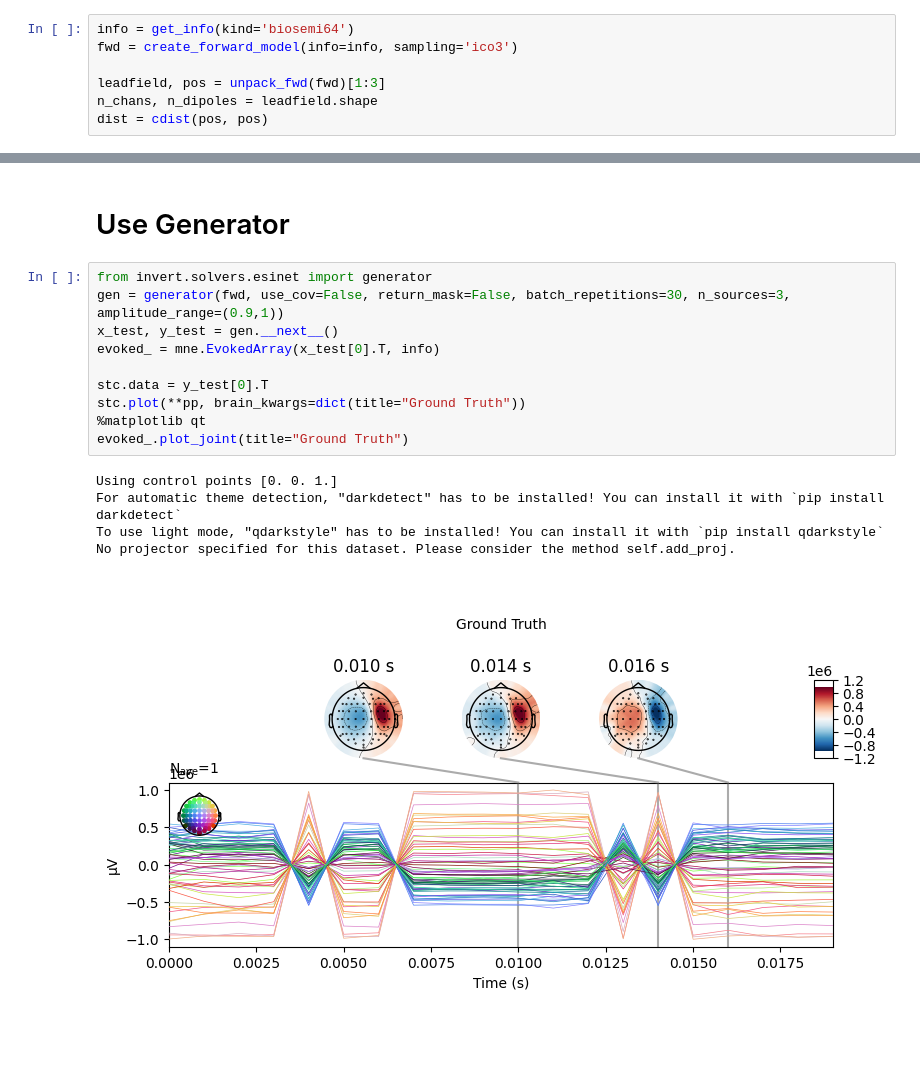
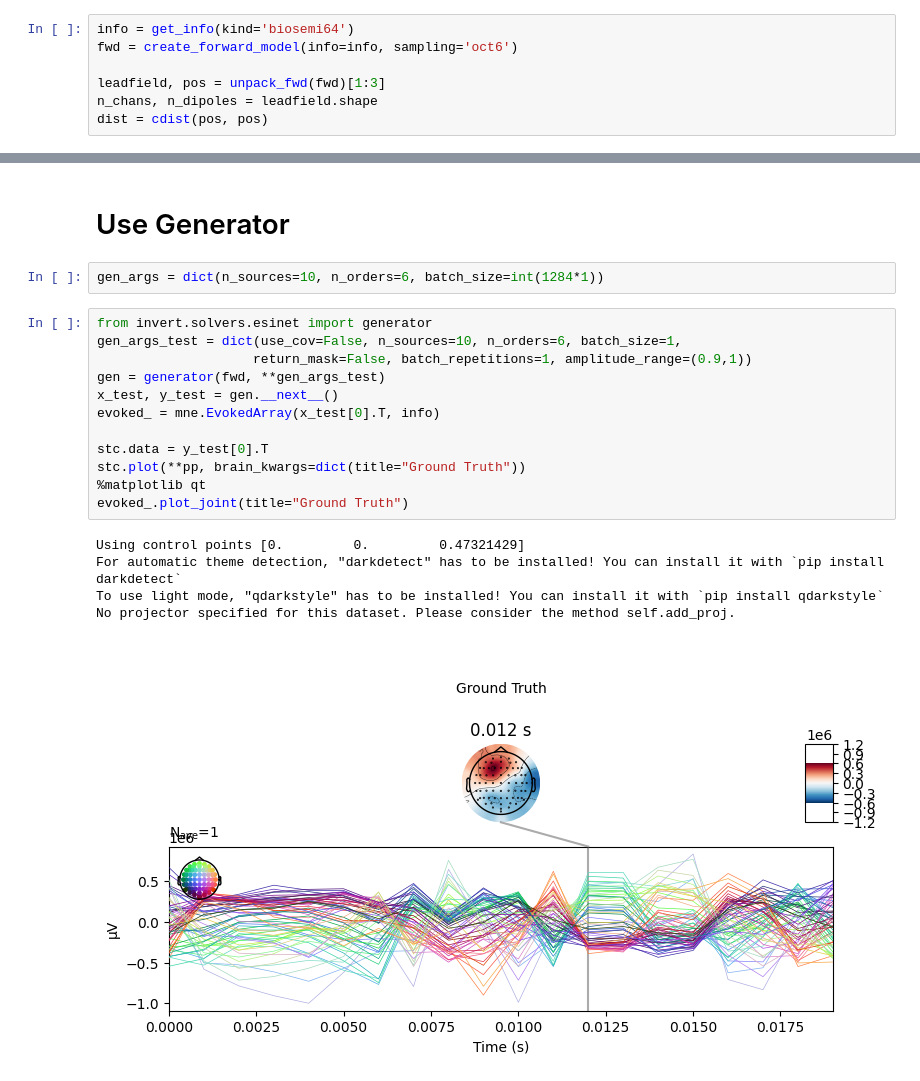
Before and after one commit to LukeTheHecker/invert, a Jupyter notebook: dev/old_ann_gens.ipynb, the cells around one changed output, grey strips where cells are left out. Cells and saved outputs as stored; diff of their text form; blank space fills up the shorter version.

```diff
--- a/dev/old_ann_gens.ipynb
+++ b/dev/old_ann_gens.ipynb
@@ -21,7 +21,7 @@ from scipy.sparse.csgraph import laplacian
 pp = dict(surface='white', hemi='both')
 # %%
 info = get_info(kind='biosemi64')
-fwd = create_forward_model(info=info, sampling='ico3')
+fwd = create_forward_model(info=info, sampling='oct6')
 
 leadfield, pos = unpack_fwd(fwd)[1:3]
 n_chans, n_dipoles = leadfield.shape
@@ -61,20 +61,24 @@ For automatic theme detection, "darkdetect" has to be installed! You can install
 To use light mode, "qdarkstyle" has to be installed! You can install it with `pip install qdarkstyle`
 # %% [markdown]
 # Use Generator
+# %%
+gen_args = dict(n_sources=10, n_orders=6, batch_size=int(1284*1))
 # %%
 from invert.solvers.esinet import generator
-gen = generator(fwd, use_cov=False, return_mask=False, batch_repetitions=30, n_sources=3, amplitude_range=(0.9,1))
+gen_args_test = dict(use_cov=False, n_sources=10, n_orders=6, batch_size=1,
+                    return_mask=False, batch_repetitions=1, amplitude_range=(0.9,1))
+gen = generator(fwd, **gen_args_test)
 x_test, y_test = gen.__next__()
 evoked_ = mne.EvokedArray(x_test[0].T, info)
 
 stc.data = y_test[0].T
 stc.plot(**pp, brain_kwargs=dict(title="Ground Truth"))
 %matplotlib qt
 evoked_.plot_joint(title="Ground Truth")
 # %% [output]
-Using control points [0. 0. 1.]
+Using control points [0.         0.         0.47321429]
 For automatic theme detection, "darkdetect" has to be installed! You can install it with `pip install darkdetect`
 To use light mode, "qdarkstyle" has to be installed! You can install it with `pip install qdarkstyle`
 No projector specified for this dataset. Please consider the method self.add_proj.
-[figure, old version]
+[figure, new version]
 # %%
```
Also changed, not shown: parts of 8 cells of this notebook, 1 other file.
